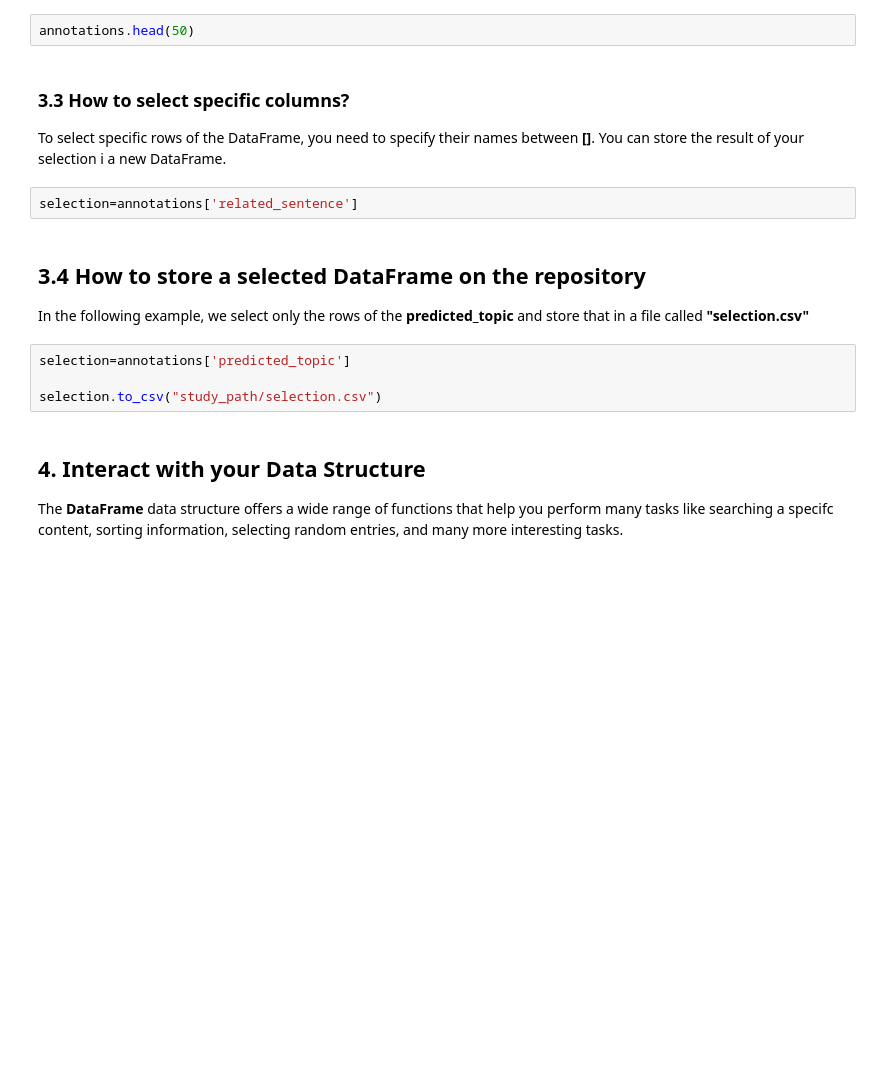
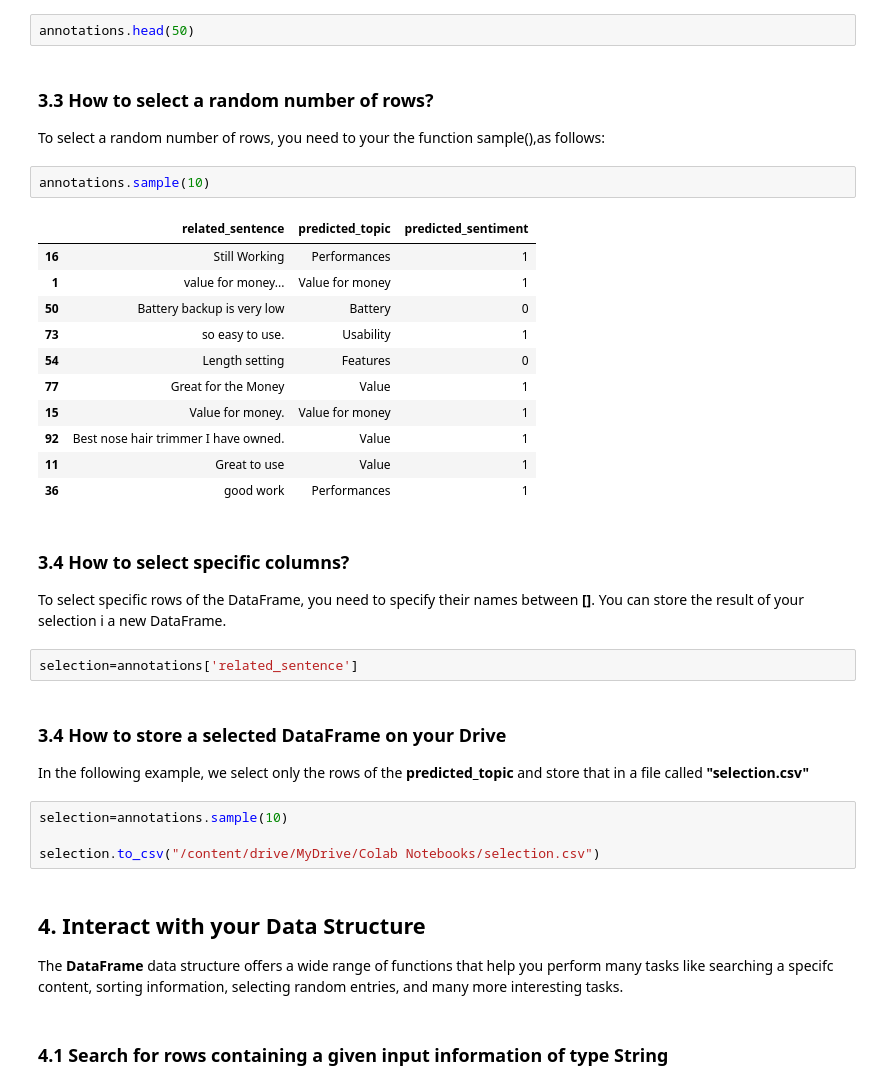
Before and after one commit to mounakacimi/study_path, a Jupyter notebook: Session1_Lecture.ipynb, the cells around one changed output. Drawn from its saved outputs; the diff is of its cells as text; blank space fills up the shorter version.

```diff
--- a/Session1_Lecture.ipynb
+++ b/Session1_Lecture.ipynb
@@ -80,24 +81,44 @@ annotations.tail()
 If you want to select a **specific number of rows**, it is enough to give it as an **input to the head function**.
 # %%
 annotations.head(50)
+# %% [markdown]
+### **3.3 How to select a random number of rows?**
+
+To select a random number of rows, you need to your the function sample(),as follows:
+# %%
+annotations.sample(10)
+# %% [output]
+|  | related_sentence | predicted_topic | predicted_sentiment |
+| 16 | Still Working | Performances | 1 |
+| 1 | value for money... | Value for money | 1 |
+| 50 | Battery backup is very low | Battery | 0 |
+| 73 | so easy to use. | Usability | 1 |
+| 54 | Length setting | Features | 0 |
+| 77 | Great for the Money | Value | 1 |
+| 15 | Value for money. | Value for money | 1 |
+| 92 | Best nose hair trimmer I have owned. | Value | 1 |
+| 11 | Great to use | Value | 1 |
+| 36 | good work | Performances | 1 |
 # %% [markdown]
-### **3.3 How to select specific columns?**
+### **3.4 How to select specific columns?**
 
 To select specific rows of the DataFrame, you need to specify their names between **[]**. You can store the result of your selection i a new DataFrame.
 # %%
 selection=annotations['related_sentence']
 # %% [markdown]
-## **3.4 How to store a selected DataFrame on the repositor**y
+### **3.4 How to store a selected DataFrame on your Drive**
 
 In the following example, we select only the rows of the **predicted_topic** and store that in a file called **"selection.csv"**
 # %%
-selection=annotations['predicted_topic']
+selection=annotations.sample(10)
 
-selection.to_csv("study_path/selection.csv")
+selection.to_csv("/content/drive/MyDrive/Colab Notebooks/selection.csv")
 # %% [markdown]
 ## **4. Interact with your Data Structure**
 
 The **DataFrame** data structure offers a wide range of functions that help you perform many tasks like searching a specifc content, sorting information, selecting random entries, and many more interesting tasks.
+# %% [markdown]
+### **4.1 Search for rows containing a given input information of type String**
 # %%
 query_result=annotations[annotations['related_sentence'].str.contains('money | product')]
 
```
Also changed, not shown: parts of 6 cells of this notebook.
